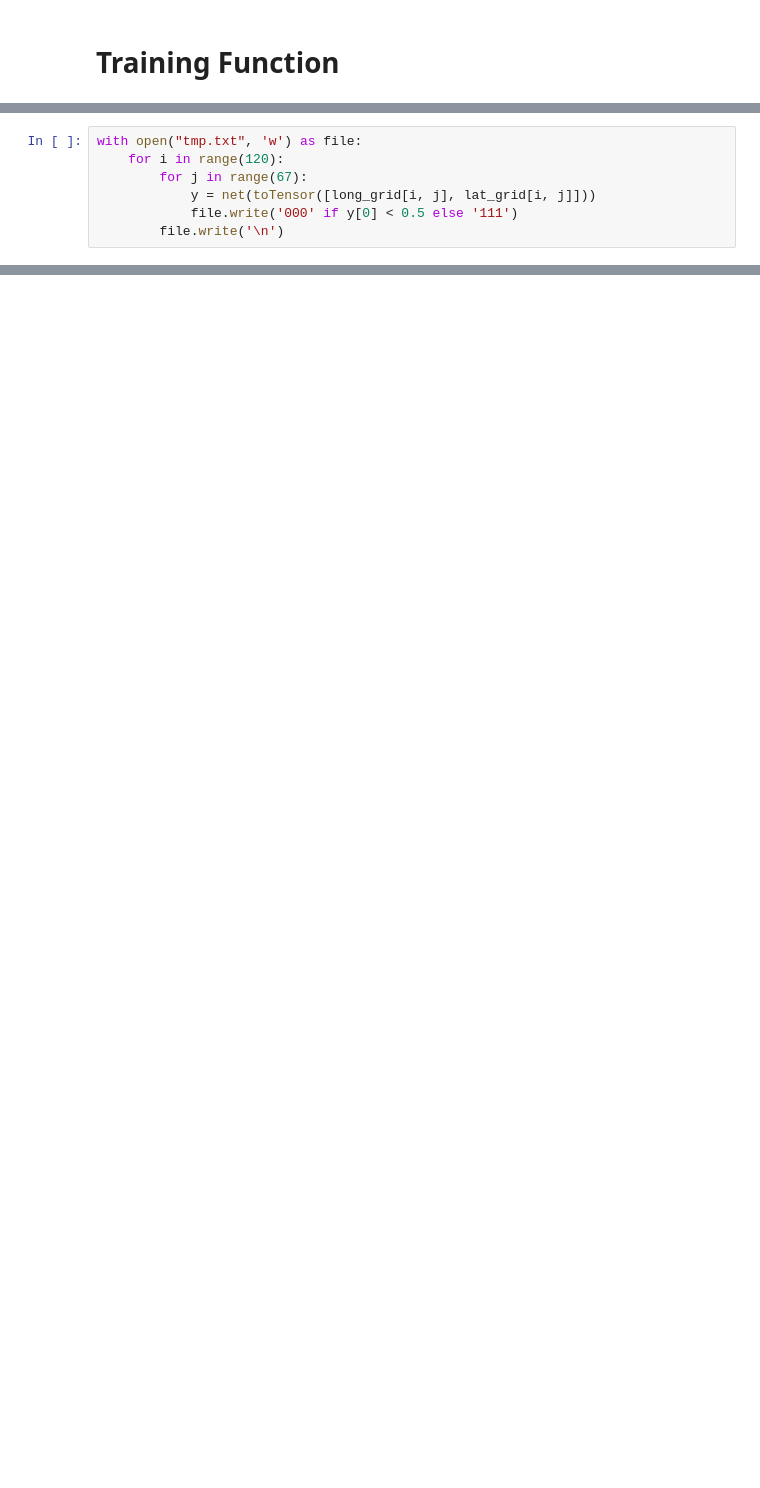
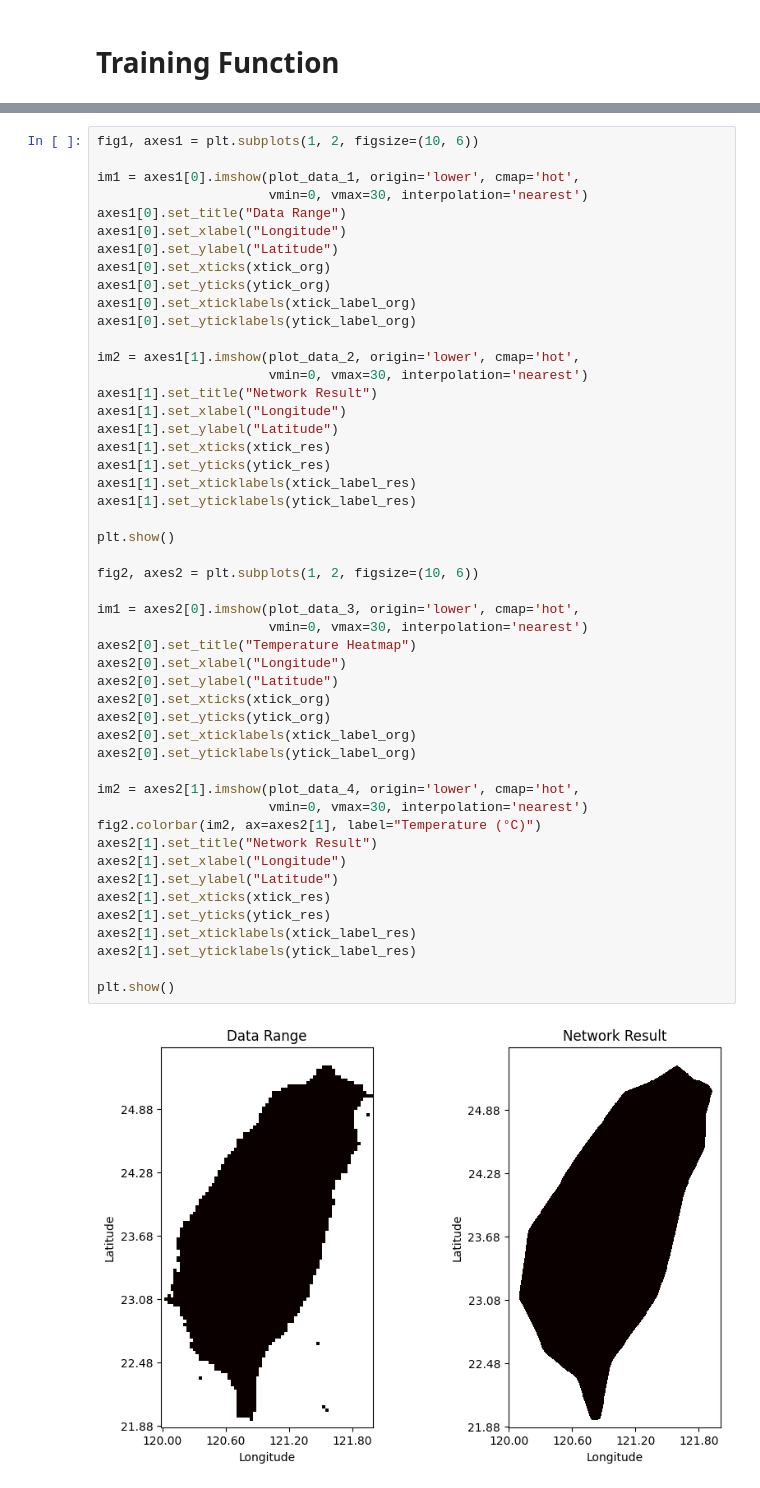
Before and after one commit to hirasawahaonycu/2025_machine_learning, a Jupyter notebook: Week_4/asm4.ipynb, the cells around one changed output, grey strips where cells are left out. Saved outputs shown, nothing was run; the diff lists cells and outputs as text; blank space fills up the shorter version.

```diff
--- a/Week_4/asm4.ipynb
+++ b/Week_4/asm4.ipynb
@@ -181,7 +255,0 @@ trainlosslist, validlosslist = trainingFunc(net, criterion, optimizer, trainEpoc
-# %%
-with open("tmp.txt", 'w') as file:
-    for i in range(120):
-        for j in range(67):
-            y = net(toTensor([long_grid[i, j], lat_grid[i, j]]))
-            file.write('000' if y[0] < 0.5 else '111')
-        file.write('\n')
@@ -187,0 +400,51 @@ with open("tmp.txt", 'w') as file:
+# %%
+fig1, axes1 = plt.subplots(1, 2, figsize=(10, 6))
+
+im1 = axes1[0].imshow(plot_data_1, origin='lower', cmap='hot',
+                      vmin=0, vmax=30, interpolation='nearest')
+axes1[0].set_title("Data Range")
+axes1[0].set_xlabel("Longitude")
+axes1[0].set_ylabel("Latitude")
+axes1[0].set_xticks(xtick_org)
+axes1[0].set_yticks(ytick_org)
+axes1[0].set_xticklabels(xtick_label_org)
+axes1[0].set_yticklabels(ytick_label_org)
+
+im2 = axes1[1].imshow(plot_data_2, origin='lower', cmap='hot',
+                      vmin=0, vmax=30, interpolation='nearest')
+axes1[1].set_title("Network Result")
+axes1[1].set_xlabel("Longitude")
+axes1[1].set_ylabel("Latitude")
+axes1[1].set_xticks(xtick_res)
+axes1[1].set_yticks(ytick_res)
+axes1[1].set_xticklabels(xtick_label_res)
+axes1[1].set_yticklabels(ytick_label_res)
+
+plt.show()
+
+fig2, axes2 = plt.subplots(1, 2, figsize=(10, 6))
+
+im1 = axes2[0].imshow(plot_data_3, origin='lower', cmap='hot',
+                      vmin=0, vmax=30, interpolation='nearest')
+axes2[0].set_title("Temperature Heatmap")
+axes2[0].set_xlabel("Longitude")
+axes2[0].set_ylabel("Latitude")
+axes2[0].set_xticks(xtick_org)
+axes2[0].set_yticks(ytick_org)
+axes2[0].set_xticklabels(xtick_label_org)
+axes2[0].set_yticklabels(ytick_label_org)
+
+im2 = axes2[1].imshow(plot_data_4, origin='lower', cmap='hot',
+                      vmin=0, vmax=30, interpolation='nearest')
+fig2.colorbar(im2, ax=axes2[1], label="Temperature (°C)")
+axes2[1].set_title("Network Result")
+axes2[1].set_xlabel("Longitude")
+axes2[1].set_ylabel("Latitude")
+axes2[1].set_xticks(xtick_res)
+axes2[1].set_yticks(ytick_res)
+axes2[1].set_xticklabels(xtick_label_res)
+axes2[1].set_yticklabels(ytick_label_res)
+
+plt.show()
+# %% [output]
+[figure, added]
```
Also changed, not shown: parts of 18 cells of this notebook, 10 other files.
